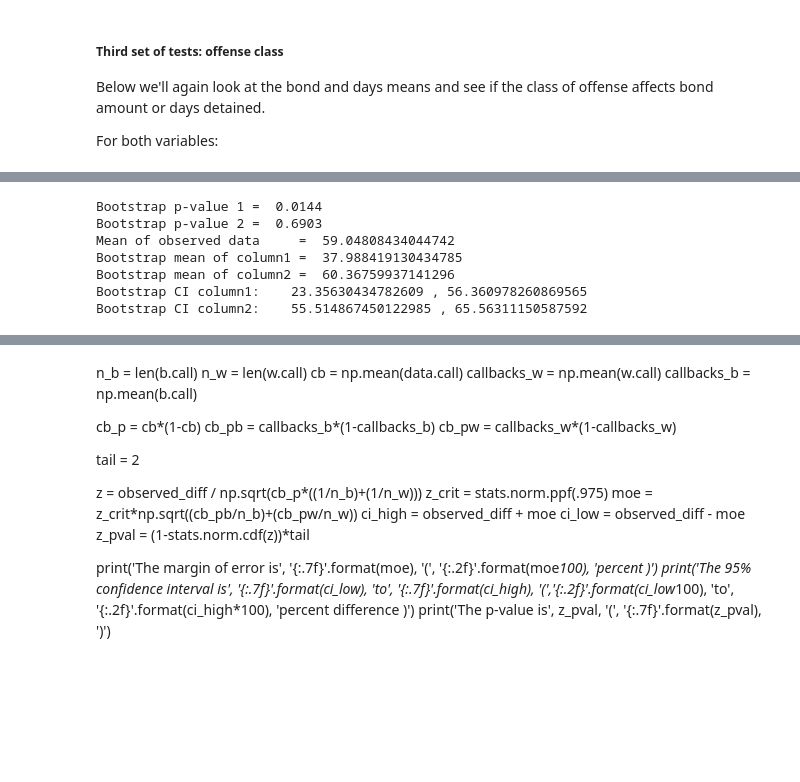
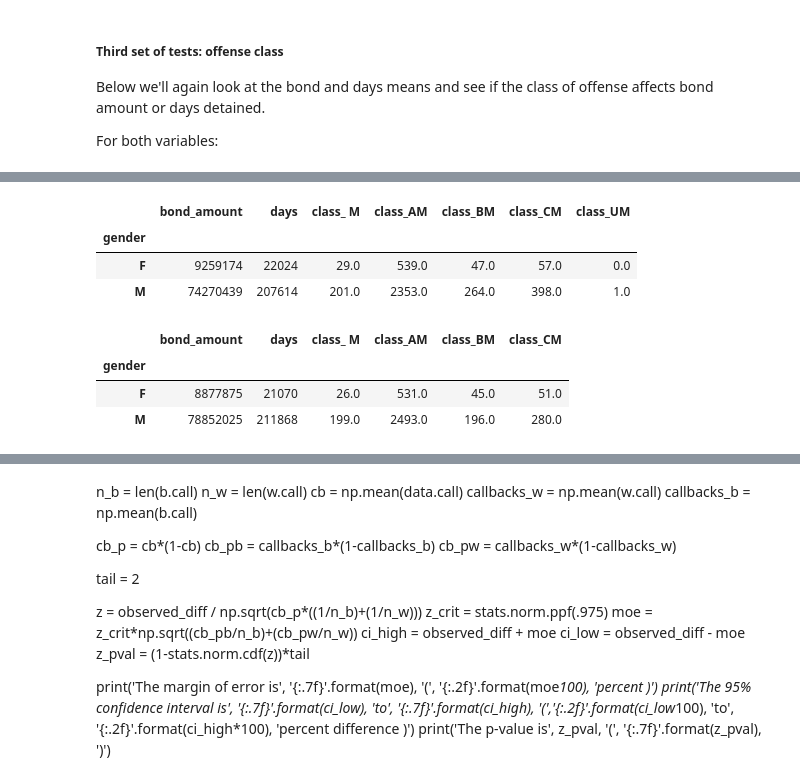
Before and after one commit to SlothDream/SBCap1_CT, a Jupyter notebook: CT_Inferential.ipynb, the cells around one changed output, grey strips where cells are left out. Saved outputs shown, nothing was run; the diff lists cells and outputs as text; code cells hidden in the pictures; blank space fills up the shorter version.

```diff
--- a/CT_Inferential.ipynb
+++ b/CT_Inferential.ipynb
@@ -486,9 +383,12 @@ Below we'll again look at the bond and days means and see if the class of offens
 
 For both variables:
 # %%
-offense_df = mis_pre_df[['bond_amount', 'days', 'offense_class']].copy()
-offense_df['class'] = mis_pre_df[['offense_class']].copy()
-offense_df = pd.get_dummies(offense_df, columns=['class'])
+offense_df_pre = mis_pre_df[['bond_amount', 'days', 'offense_class', 'gender']].copy()
+offense_df_pre['class'] = mis_pre_df[['offense_class']].copy()
+offense_df_pre = pd.get_dummies(offense_df_pre, columns=['class']).groupby('gender').sum()
+offense_df_post = mis_post_df[['bond_amount', 'days', 'offense_class', 'gender']].copy()
+offense_df_post['class'] = mis_post_df[['offense_class']].copy()
+offense_df_post = pd.get_dummies(offense_df_post, columns=['class']).groupby('gender').sum()
 offense_am = mis_pre_df[['bond_amount', 'days']].loc[mis_pre_df.offense_class == 'AM']
 offense_bm = mis_pre_df[['bond_amount', 'days']].loc[mis_pre_df.offense_class == 'BM']
 offense_cm = mis_pre_df[['bond_amount', 'days']].loc[mis_pre_df.offense_class == 'CM']
@@ -577,11 +398,14 @@ Bootstrap CI column2:    51.75684333139196 , 61.66231799650553
-# %%
-# Test no-class vs. all others for days detained
-ptest(offense_m.days, mis_pre_df.days.loc[mis_pre_df.offense_class != ' M'], mis_pre_df.days)
-# %% [output]
-Bootstrap p-value 1 =  0.0144
-Bootstrap p-value 2 =  0.6903
-Mean of observed data     =  59.04808434044742
-Bootstrap mean of column1 =  37.988419130434785
-Bootstrap mean of column2 =  60.36759937141296
-Bootstrap CI column1:    23.35630434782609 , 56.360978260869565
-Bootstrap CI column2:    55.514867450122985 , 65.56311150587592
+# %%
+offense_df_pre.head()
+# %% [output]
+|  | bond_amount | days | class_ M | class_AM | class_BM | class_CM | class_UM |
+| gender |  |  |  |  |  |  |  |
+| F | 9259174 | 22024 | 29.0 | 539.0 | 47.0 | 57.0 | 0.0 |
+| M | 74270439 | 207614 | 201.0 | 2353.0 | 264.0 | 398.0 | 1.0 |
+# %%
+offense_df_post.head()
+# %% [output]
+|  | bond_amount | days | class_ M | class_AM | class_BM | class_CM |
+| gender |  |  |  |  |  |  |
+| F | 8877875 | 21070 | 26.0 | 531.0 | 45.0 | 51.0 |
+| M | 78852025 | 211868 | 199.0 | 2493.0 | 196.0 | 280.0 |
```
Also changed, not shown: parts of 42 cells of this notebook.
